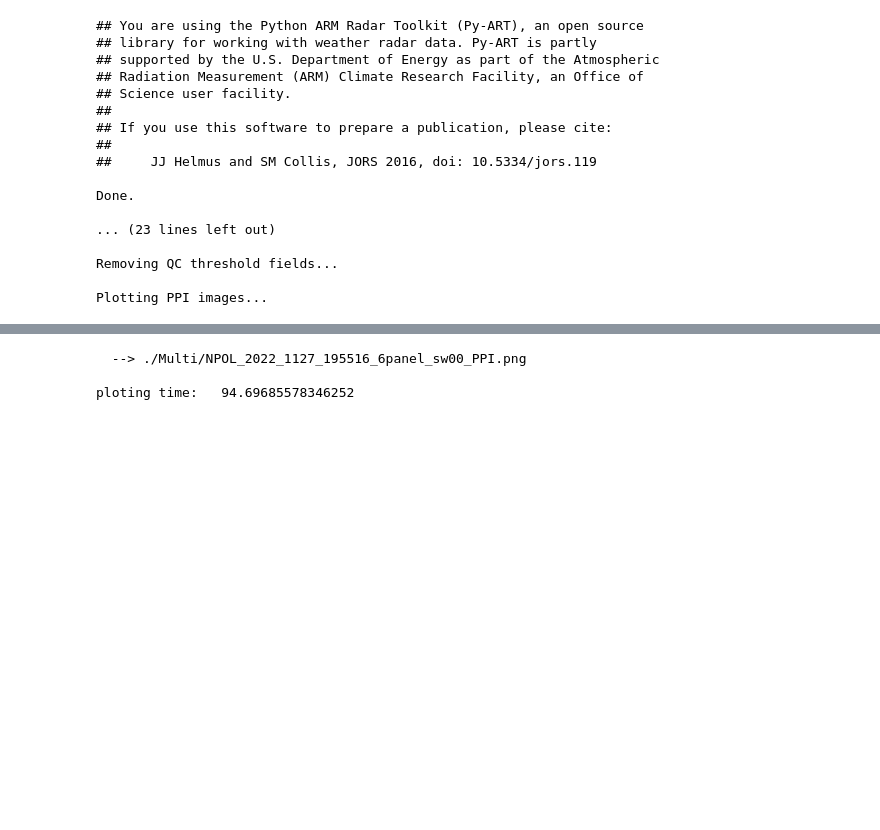
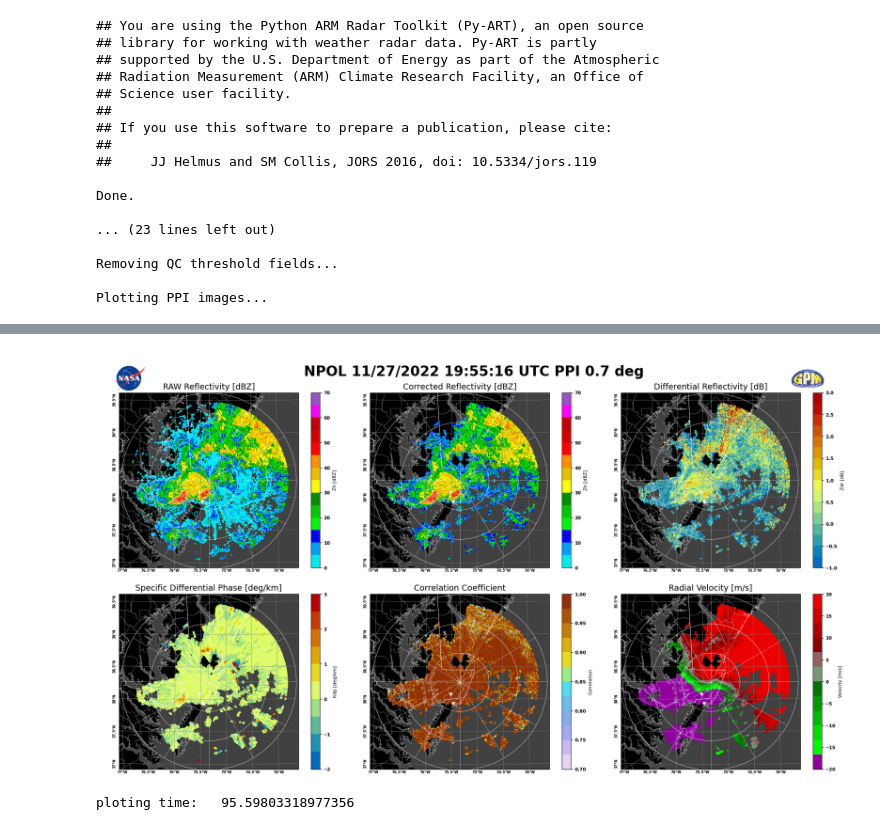
Before and after one commit to GPM-GV/GVradar, a Jupyter notebook: notebooks/QC.ipynb, the cells around one changed output, grey strips where cells are left out. Cells and saved outputs as stored; diff of their text form; code cells hidden in the pictures; blank space fills up the shorter version.

```diff
--- a/notebooks/QC.ipynb
+++ b/notebooks/QC.ipynb
@@ -1,14 +4,6 @@
 # %%
-import matplotlib
-matplotlib.use('macosx')
-%matplotlib notebook
-
 from gvradar import GVradar
-import requests
-import os
-
-#import warnings
-#warnings.filterwarnings("ignore")
+import requests, os
 
 # Read in file
 response = requests.get('https://pmm-gv.gsfc.nasa.gov/pub/NPOL/Newark/2022/1127/ppi/np1221127195516.RAW2LD4.gz')
@@ -45,6 +38,5 @@ Plotting PPI images...
+[figure, added]
-  --> ./Multi/NPOL_2022_1127_195516_6panel_sw00_PPI.png
-
-ploting time:   94.69685578346252
+ploting time:   95.59803318977356
 # %%
 def get_kwargs():
 
```
Also changed, not shown: parts of 3 cells of this notebook, 4 other files.
